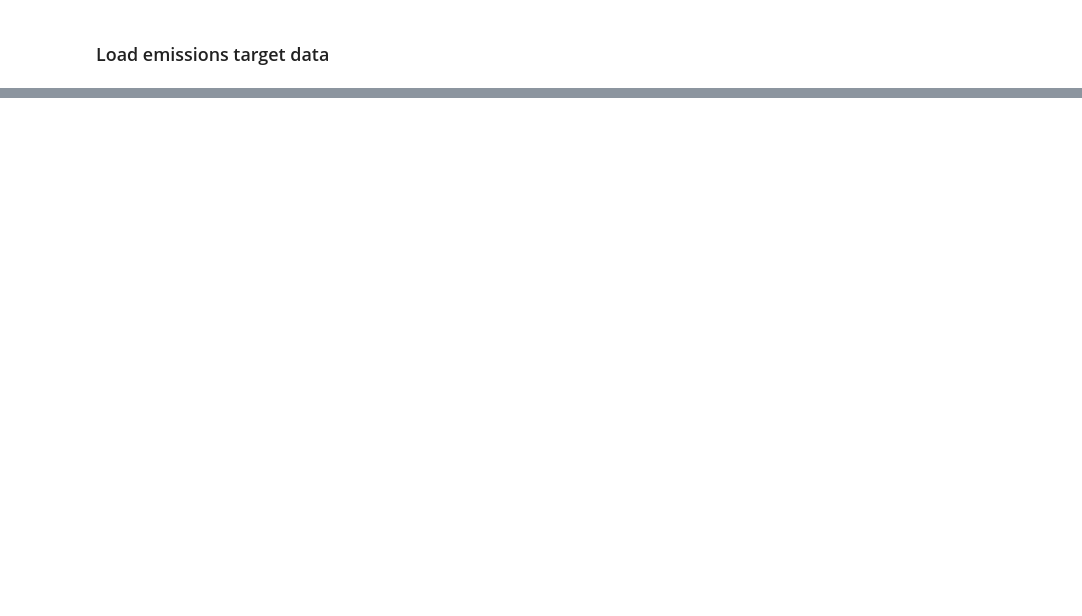
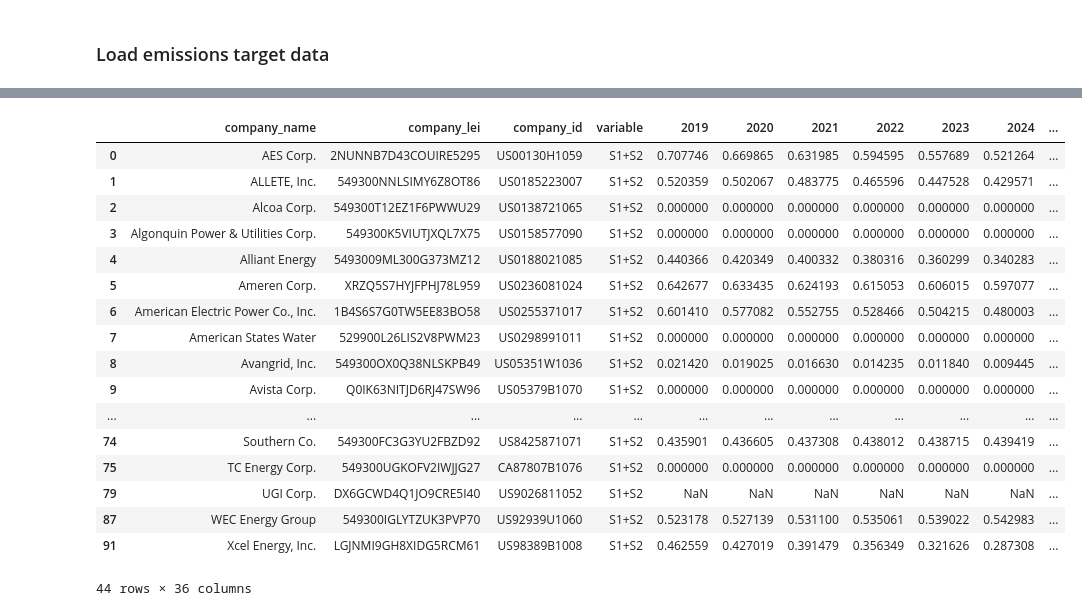
Before and after one commit to os-climate/itr-data-pipeline, a Jupyter notebook: notebooks/ITR-data-production.ipynb, the cells around one changed output, grey strips where cells are left out. Saved outputs shown, nothing was run; the diff lists cells and outputs as text; code cells hidden in the pictures; blank space fills up the shorter version.

```diff
--- a/notebooks/ITR-data-production.ipynb
+++ b/notebooks/ITR-data-production.ipynb
@@ -389,10 +686,25 @@ co2_df
 # %%
-import numpy as np
-
-co2_ei_df = pdf.co2_intensity_target_all_years.reset_index()
-co2_ei_df.insert(1, 'company_lei', co2_ei_df.company_name.str.upper().map(gleif_match))
-co2_ei_df.insert(2, 'company_id', co2_ei_df.company_lei.map(rmi_dict))
-co2_ei_df = co2_ei_df.set_index(['company_name','company_lei'], drop=True)
-co2_ei_df.iloc[:, 1] = 2*co2_ei_df.iloc[:, 2] - co2_ei_df.iloc[:, 3]
+co2_ei_df = pdf.co2_intensity_target_by_year.reset_index()
+co2_ei_df.iloc[:, 3] = 2*co2_ei_df.iloc[:, 4] - co2_ei_df.iloc[:, 5]
 co2_ei_df = co2_ei_df[co2_ei_df.company_id.notna()]
+co2_ei_df.insert(3, 'variable', 'S1+S2')
 co2_ei_df
+# %% [output]
+|  | company_name | company_lei | company_id | variable | 2019 | 2020 | 2021 | 2022 | 2023 | 2024 | ... |
+| 0 | AES Corp. | 2NUNNB7D43COUIRE5295 | US00130H1059 | S1+S2 | 0.707746 | 0.669865 | 0.631985 | 0.594595 | 0.557689 | 0.521264 | ... |
+| 1 | ALLETE, Inc. | 549300NNLSIMY6Z8OT86 | US0185223007 | S1+S2 | 0.520359 | 0.502067 | 0.483775 | 0.465596 | 0.447528 | 0.429571 | ... |
+| 2 | Alcoa Corp. | 549300T12EZ1F6PWWU29 | US0138721065 | S1+S2 | 0.000000 | 0.000000 | 0.000000 | 0.000000 | 0.000000 | 0.000000 | ... |
+| 3 | Algonquin Power & Utilities Corp. | 549300K5VIUTJXQL7X75 | US0158577090 | S1+S2 | 0.000000 | 0.000000 | 0.000000 | 0.000000 | 0.000000 | 0.000000 | ... |
+| 4 | Alliant Energy | 5493009ML300G373MZ12 | US0188021085 | S1+S2 | 0.440366 | 0.420349 | 0.400332 | 0.380316 | 0.360299 | 0.340283 | ... |
+| 5 | Ameren Corp. | XRZQ5S7HYJFPHJ78L959 | US0236081024 | S1+S2 | 0.642677 | 0.633435 | 0.624193 | 0.615053 | 0.606015 | 0.597077 | ... |
+| 6 | American Electric Power Co., Inc. | 1B4S6S7G0TW5EE83BO58 | US0255371017 | S1+S2 | 0.601410 | 0.577082 | 0.552755 | 0.528466 | 0.504215 | 0.480003 | ... |
+| 7 | American States Water | 529900L26LIS2V8PWM23 | US0298991011 | S1+S2 | 0.000000 | 0.000000 | 0.000000 | 0.000000 | 0.000000 | 0.000000 | ... |
+| 8 | Avangrid, Inc. | 549300OX0Q38NLSKPB49 | US05351W1036 | S1+S2 | 0.021420 | 0.019025 | 0.016630 | 0.014235 | 0.011840 | 0.009445 | ... |
+| 9 | Avista Corp. | Q0IK63NITJD6RJ47SW96 | US05379B1070 | S1+S2 | 0.000000 | 0.000000 | 0.000000 | 0.000000 | 0.000000 | 0.000000 | ... |
+| ... | ... | ... | ... | ... | ... | ... | ... | ... | ... | ... | ... |
+| 74 | Southern Co. | 549300FC3G3YU2FBZD92 | US8425871071 | S1+S2 | 0.435901 | 0.436605 | 0.437308 | 0.438012 | 0.438715 | 0.439419 | ... |
+| 75 | TC Energy Corp. | 549300UGKOFV2IWJJG27 | CA87807B1076 | S1+S2 | 0.000000 | 0.000000 | 0.000000 | 0.000000 | 0.000000 | 0.000000 | ... |
+| 79 | UGI Corp. | DX6GCWD4Q1JO9CRE5I40 | US9026811052 | S1+S2 | NaN | NaN | NaN | NaN | NaN | NaN | ... |
+| 87 | WEC Energy Group | 549300IGLYTZUK3PVP70 | US92939U1060 | S1+S2 | 0.523178 | 0.527139 | 0.531100 | 0.535061 | 0.539022 | 0.542983 | ... |
+| 91 | Xcel Energy, Inc. | LGJNMI9GH8XIDG5RCM61 | US98389B1008 | S1+S2 | 0.462559 | 0.427019 | 0.391479 | 0.356349 | 0.321626 | 0.287308 | ... |
+44 rows × 36 columns
```
Also changed, not shown: parts of 30 cells of this notebook, 2 other files.
